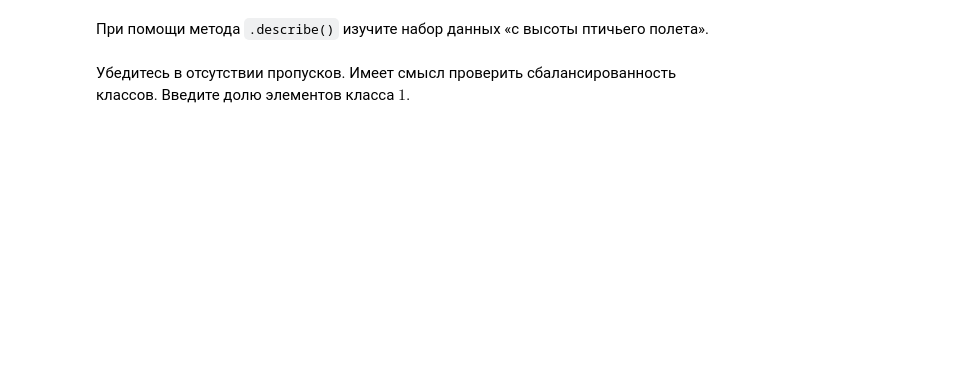
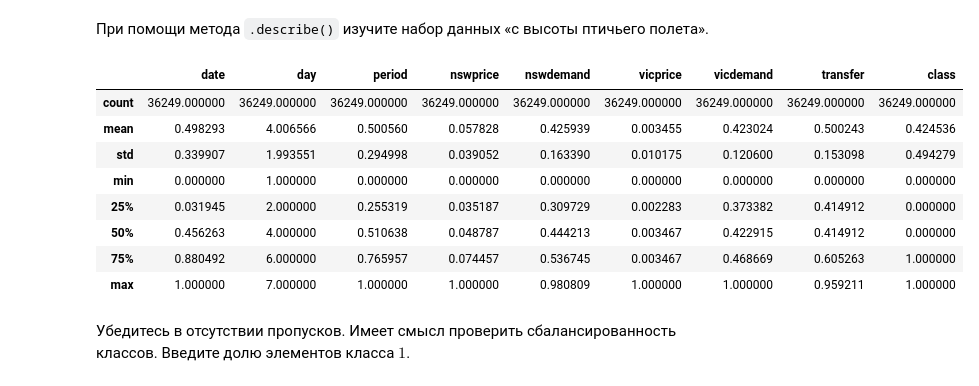
Before and after one commit to spacexerq/ml, a Jupyter notebook: OE_3/Ensembles_Students.ipynb, the cells around one changed output. Saved outputs shown, nothing was run; the diff lists cells and outputs as text; code cells hidden in the pictures; blank space fills up the shorter version.

```diff
--- a/OE_3/Ensembles_Students.ipynb
+++ b/OE_3/Ensembles_Students.ipynb
@@ -43,2 +54,14 @@ J. Gama, P. Medas, G. Castillo, and P. Rodrigues. Learning with drift detection.
+# %%
+df.describe()
+# %% [output]
+|  | date | day | period | nswprice | nswdemand | vicprice | vicdemand | transfer | class |
+| count | 36249.000000 | 36249.000000 | 36249.000000 | 36249.000000 | 36249.000000 | 36249.000000 | 36249.000000 | 36249.000000 | 36249.000000 |
+| mean | 0.498293 | 4.006566 | 0.500560 | 0.057828 | 0.425939 | 0.003455 | 0.423024 | 0.500243 | 0.424536 |
+| std | 0.339907 | 1.993551 | 0.294998 | 0.039052 | 0.163390 | 0.010175 | 0.120600 | 0.153098 | 0.494279 |
+| min | 0.000000 | 1.000000 | 0.000000 | 0.000000 | 0.000000 | 0.000000 | 0.000000 | 0.000000 | 0.000000 |
+| 25% | 0.031945 | 2.000000 | 0.255319 | 0.035187 | 0.309729 | 0.002283 | 0.373382 | 0.414912 | 0.000000 |
+| 50% | 0.456263 | 4.000000 | 0.510638 | 0.048787 | 0.444213 | 0.003467 | 0.422915 | 0.414912 | 0.000000 |
+| 75% | 0.880492 | 6.000000 | 0.765957 | 0.074457 | 0.536745 | 0.003467 | 0.468669 | 0.605263 | 1.000000 |
+| max | 1.000000 | 7.000000 | 1.000000 | 1.000000 | 0.980809 | 1.000000 | 1.000000 | 0.959211 | 1.000000 |
 # %% [markdown]
 Убедитесь в отсутствии пропусков. Имеет смысл проверить сбалансированность классов. Введите долю элементов класса $1$.
```
Also changed, not shown: parts of 14 cells of this notebook, 4 other files.
